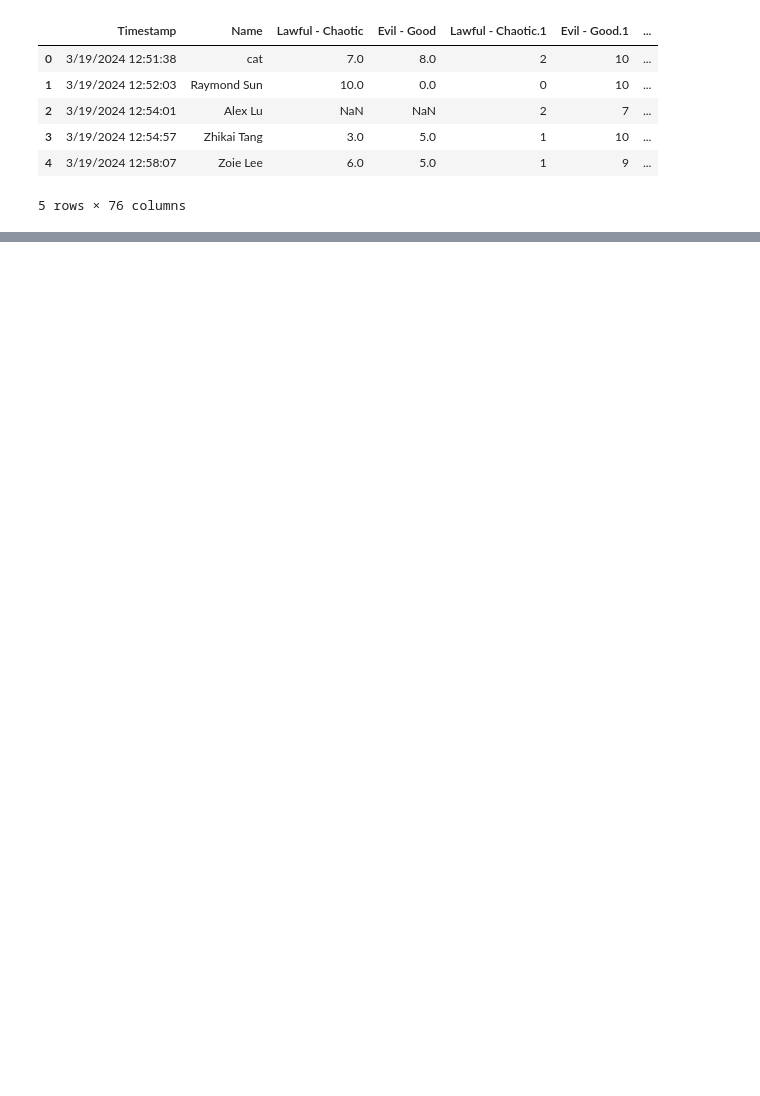
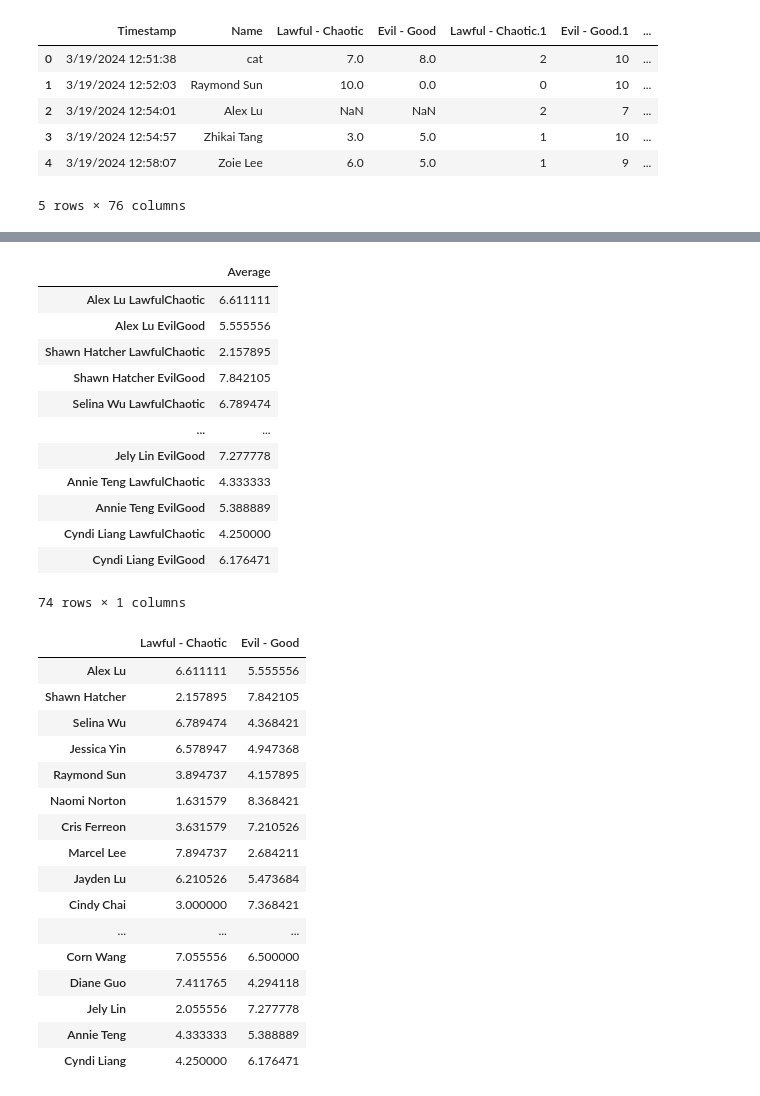
Before and after one commit to lualex403/csama, a Jupyter notebook: main.ipynb, the cells around one changed output, grey strips where cells are left out. Cells and saved outputs as stored; diff of their text form; code cells hidden in the pictures; blank space fills up the shorter version.

```diff
--- a/main.ipynb
+++ b/main.ipynb
@@ -35,0 +74,45 @@ df.head()
+# %%
+avg_df = pd.DataFrame(df.mean(), columns=['Average'])
+display(avg_df)
+even_rows = avg_df[::2]
+odd_rows = avg_df[1::2]
+even_rows.columns = ['Lawful - Chaotic']
+odd_rows.columns = ['Evil - Good']
+odd_rows.reset_index(drop=True, inplace=True)
+even_rows.reset_index(drop=True, inplace=True)
+# display(even_rows)
+# display(odd_rows)
+result_df = pd.concat([even_rows, odd_rows], axis=1)
+result_df.index = names
+display(result_df)
+# %% [output]
+|  | Average |
+| Alex Lu LawfulChaotic | 6.611111 |
+| Alex Lu EvilGood | 5.555556 |
+| Shawn Hatcher LawfulChaotic | 2.157895 |
+| Shawn Hatcher EvilGood | 7.842105 |
+| Selina Wu LawfulChaotic | 6.789474 |
+| ... | ... |
+| Jely Lin EvilGood | 7.277778 |
+| Annie Teng LawfulChaotic | 4.333333 |
+| Annie Teng EvilGood | 5.388889 |
+| Cyndi Liang LawfulChaotic | 4.250000 |
+| Cyndi Liang EvilGood | 6.176471 |
+74 rows × 1 columns
+|  | Lawful - Chaotic | Evil - Good |
+| Alex Lu | 6.611111 | 5.555556 |
+| Shawn Hatcher | 2.157895 | 7.842105 |
+| Selina Wu | 6.789474 | 4.368421 |
+| Jessica Yin | 6.578947 | 4.947368 |
+| Raymond Sun | 3.894737 | 4.157895 |
+| Naomi Norton | 1.631579 | 8.368421 |
+| Cris Ferreon | 3.631579 | 7.210526 |
+| Marcel Lee | 7.894737 | 2.684211 |
+| Jayden Lu | 6.210526 | 5.473684 |
+| Cindy Chai | 3.000000 | 7.368421 |
+| ... | ... | ... |
+| Corn Wang | 7.055556 | 6.500000 |
+| Diane Guo | 7.411765 | 4.294118 |
+| Jely Lin | 2.055556 | 7.277778 |
+| Annie Teng | 4.333333 | 5.388889 |
+| Cyndi Liang | 4.250000 | 6.176471 |
```
Also changed, not shown: parts of 3 cells of this notebook, 38 other files.
